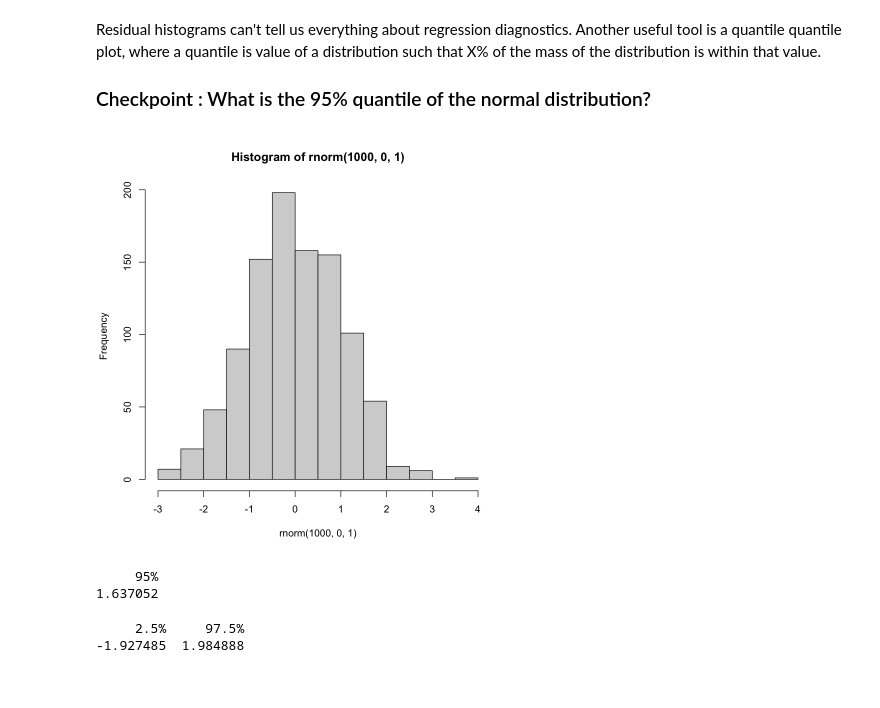
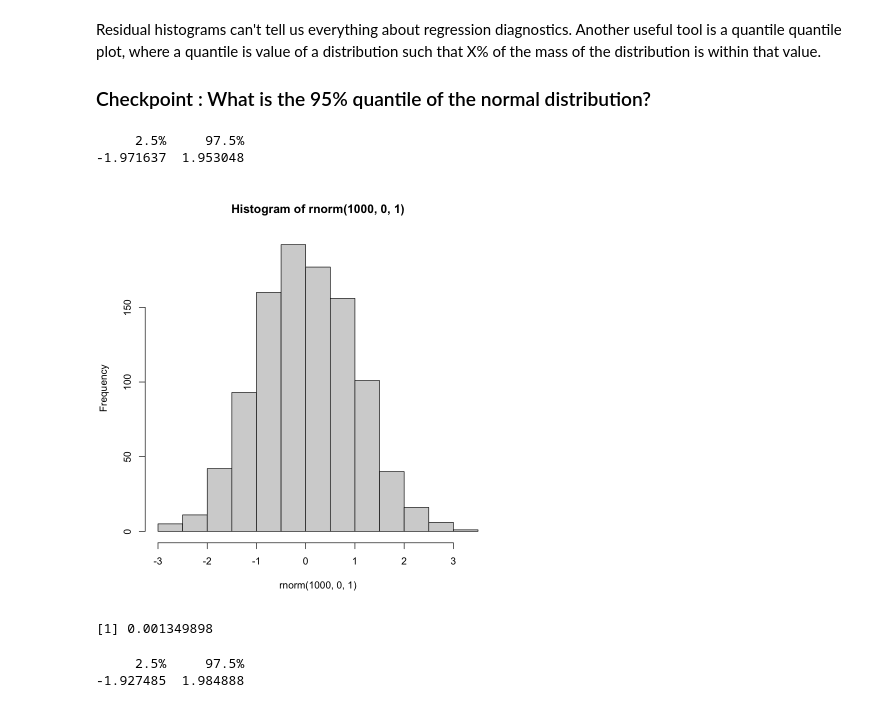
Before and after one commit to computationalUncertaintyLab/2021F_AlgLabII, a Jupyter notebook: lab08/Lab08.ipynb, the cells around one changed output. Cells and saved outputs as stored; diff of their text form; code cells hidden in the pictures.

```diff
--- a/lab08/Lab08.ipynb
+++ b/lab08/Lab08.ipynb
@@ -214,13 +206,15 @@ Residual histograms can't tell us everything about regression diagnostics. Anoth
 ### Checkpoint : What is the 95% quantile of the normal distribution?
 # %%
 hist(rnorm(1000,0,1))
+quantile(rnorm(100000,0,1),probs=c(.025,.975))
 # %% [output]
+     2.5%     97.5%
+-1.971637  1.953048
-[figure, old version]
+[figure, new version]
 # %%
-quantile(rnorm(10000,0,1),probs=.95)
+pnorm(q = -3,0,1)
 # %% [output]
-     95%
-1.637052
+[1] 0.001349898
 # %%
 quantile(rnorm(10000,0,1),probs=c(.025,.975))
 # %% [output]
```
Also changed, not shown: parts of 9 cells of this notebook, 1 other file.
